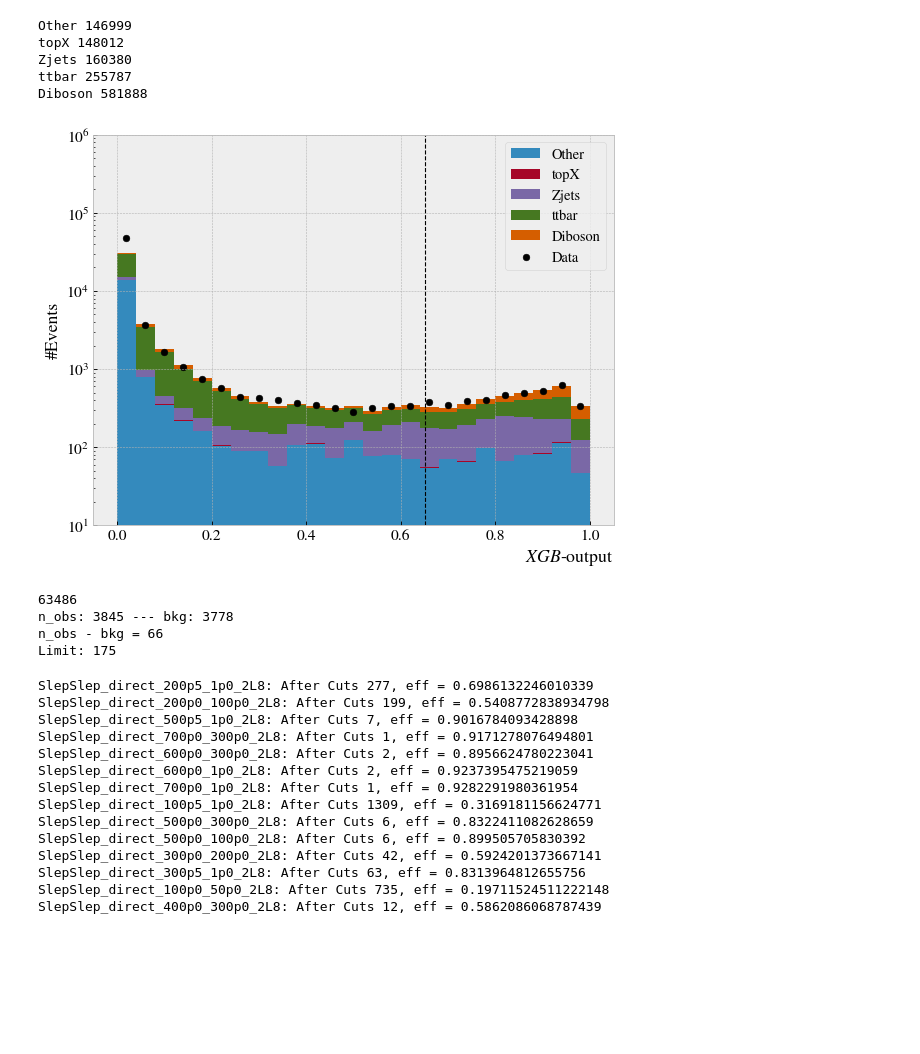
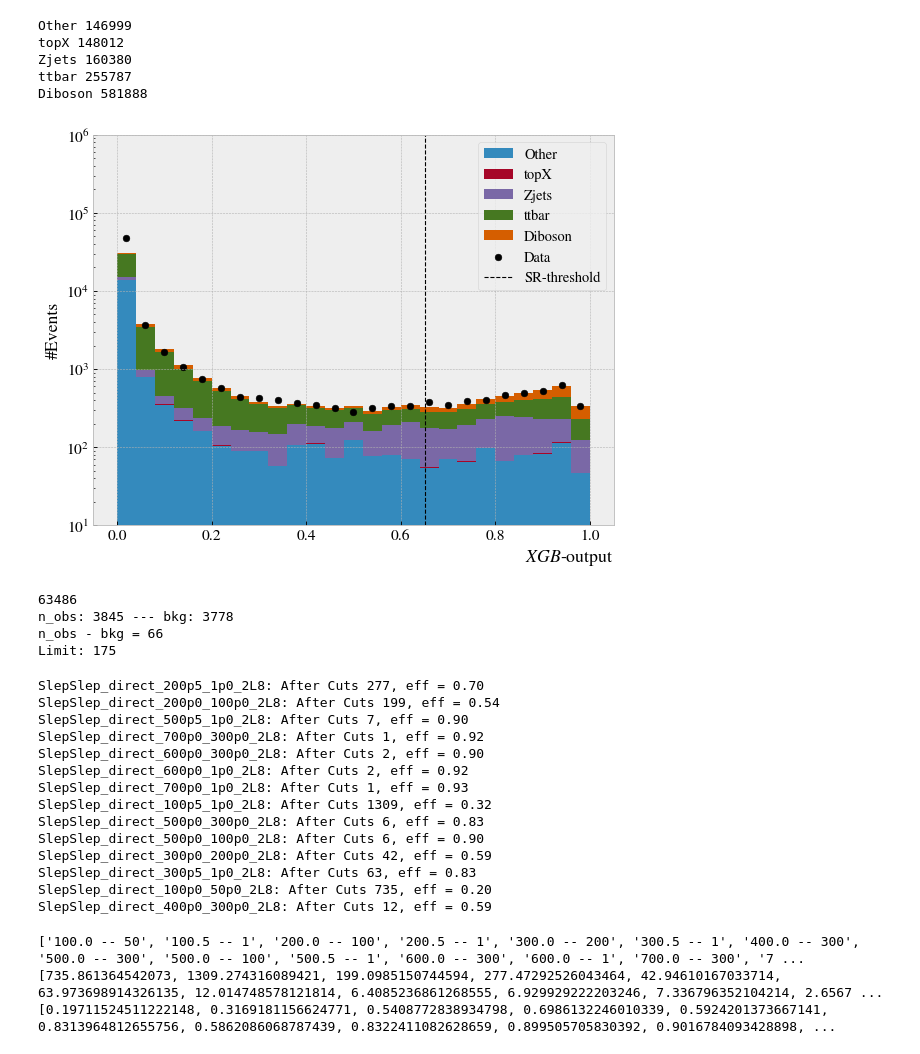
Before and after one commit to WilliamHirst/FYS5555, a Jupyter notebook: Proj3/new_notebooks/Histo.ipynb, the cells around one changed output. Drawn from its saved outputs; the diff is of its cells as text; code cells hidden in the pictures; blank space fills up the shorter version.

```diff
--- a/Proj3/new_notebooks/Histo.ipynb
+++ b/Proj3/new_notebooks/Histo.ipynb
@@ -226,19 +210,19 @@ threshold = 0.651032
 # %%
 fig = plt.figure(figsize = (7.4, 5.8), num=0, dpi=80, facecolor='w', edgecolor='k')
 ax = fig.add_subplot(1, 1, 1)
 plt.xlabel(r"$XGB$-output", fontsize=16, loc = "right")
 plt.ylabel("#Events", fontsize=16)
 plt.yscale("log")
 plt.ylim([1e1,1e6])
 plt.hist(df_output, weights = weights, bins = 25, range=(0,1), histtype = "barstacked", stacked = True, label = cats)
 plt.scatter(x, N, c = "black", label = "Data")
-plt.axvline(x=threshold, color="black", linestyle="--", linewidth = 1.0)
+plt.axvline(x=threshold, color="black", linestyle="--", linewidth = 1.0, label = "SR-threshold")
 plt.legend(fontsize=13)
 plt.tight_layout(pad=1.1, w_pad=0.7, h_pad=0.2)
 plt.savefig("figures/XGB_dist.pdf")
 plt.show()
 # %% [output]
-[figure, old version]
+[figure, new version]
 # %%
 ## Compare events in the signal region
 # %%
@@ -272,19 +256,40 @@ for i in range(len(SUSY_masses)):
     pred = xgb.predict_proba(X_mass)[:,1]
     SUSY_nr_events_AC[SUSY_masses[i]] = np.sum(weight_mass[np.array(pred>threshold)])
     effic[SUSY_masses[i]] = SUSY_nr_events_AC[SUSY_masses[i]]/SUSY_nr_events_BC[SUSY_masses[i]]
-    print(f"{SUSY_masses[i]}: After Cuts {int(SUSY_nr_events_AC[SUSY_masses[i]])}, eff = {effic[SUSY_masses[i]]}")
+    print(f"{SUSY_masses[i]}: After Cuts {int(SUSY_nr_events_AC[SUSY_masses[i]])}, eff = {effic[SUSY_masses[i]]:.2f}")
 # %% [output]
-SlepSlep_direct_200p5_1p0_2L8: After Cuts 277, eff = 0.6986132246010339
-SlepSlep_direct_200p0_100p0_2L8: After Cuts 199, eff = 0.5408772838934798
-SlepSlep_direct_500p5_1p0_2L8: After Cuts 7, eff = 0.9016784093428898
-SlepSlep_direct_700p0_300p0_2L8: After Cuts 1, eff = 0.9171278076494801
-SlepSlep_direct_600p0_300p0_2L8: After Cuts 2, eff = 0.8956624780223041
-SlepSlep_direct_600p0_1p0_2L8: After Cuts 2, eff = 0.9237395475219059
-SlepSlep_direct_700p0_1p0_2L8: After Cuts 1, eff = 0.9282291980361954
-SlepSlep_direct_100p5_1p0_2L8: After Cuts 1309, eff = 0.3169181156624771
-SlepSlep_direct_500p0_300p0_2L8: After Cuts 6, eff = 0.8322411082628659
-SlepSlep_direct_500p0_100p0_2L8: After Cuts 6, eff = 0.899505705830392
-SlepSlep_direct_300p0_200p0_2L8: After Cuts 42, eff = 0.5924201373667141
-SlepSlep_direct_300p5_1p0_2L8: After Cuts 63, eff = 0.8313964812655756
-SlepSlep_direct_100p0_50p0_2L8: After Cuts 735, eff = 0.19711524511222148
-SlepSlep_direct_400p0_300p0_2L8: After Cuts 12, eff = 0.5862086068787439
+SlepSlep_direct_200p5_1p0_2L8: After Cuts 277, eff = 0.70
+SlepSlep_direct_200p0_100p0_2L8: After Cuts 199, eff = 0.54
+SlepSlep_direct_500p5_1p0_2L8: After Cuts 7, eff = 0.90
+SlepSlep_direct_700p0_300p0_2L8: After Cuts 1, eff = 0.92
+SlepSlep_direct_600p0_300p0_2L8: After Cuts 2, eff = 0.90
+SlepSlep_direct_600p0_1p0_2L8: After Cuts 2, eff = 0.92
+SlepSlep_direct_700p0_1p0_2L8: After Cuts 1, eff = 0.93
+SlepSlep_direct_100p5_1p0_2L8: After Cuts 1309, eff = 0.32
+SlepSlep_direct_500p0_300p0_2L8: After Cuts 6, eff = 0.83
+SlepSlep_direct_500p0_100p0_2L8: After Cuts 6, eff = 0.90
+SlepSlep_direct_300p0_200p0_2L8: After Cuts 42, eff = 0.59
+SlepSlep_direct_300p5_1p0_2L8: After Cuts 63, eff = 0.83
+SlepSlep_direct_100p0_50p0_2L8: After Cuts 735, eff = 0.20
+SlepSlep_direct_400p0_300p0_2L8: After Cuts 12, eff = 0.59
+# %%
+M = []
+LM = []
+for i in range(len(SUSY_masses)):
+    string = SUSY_masses[i].split("_")
+    lm, nm = string[2].split("p")[0] + "." + string[2].split("p")[1]  , string[3].split("p")[0]
+    LM.append(float(lm))
+    #M.append("$m_{\tilde{l}}=$"+lm )
+    M.append(f"{lm} -- {nm}")
+
+sort_indx = sorted(range(len(LM)), key=lambda k: LM[k])
+
+M = [M[i] for i in sort_indx]
+events_l = list(SUSY_nr_events_AC.values())
+effic_l = list(effic.values())
+effic = [effic_l[i] for i in sort_indx]
+SUSY_nr_events_AC = [events_l[i] for i in sort_indx]
+# %% [output]
+['100.0 -- 50', '100.5 -- 1', '200.0 -- 100', '200.5 -- 1', '300.0 -- 200', '300.5 -- 1', '400.0 -- 300', '500.0 -- 300', '500.0 -- 100', '500.5 -- 1', '600.0 -- 300', '600.0 -- 1', '700.0 -- 300', '7 ...
+[735.861364542073, 1309.274316089421, 199.0985150744594, 277.47292526043464, 42.94610167033714, 63.973698914326135, 12.014748578121814, 6.4085236861268555, 6.929929222203246, 7.336796352104214, 2.6567 ...
+[0.19711524511222148, 0.3169181156624771, 0.5408772838934798, 0.6986132246010339, 0.5924201373667141, 0.8313964812655756, 0.5862086068787439, 0.8322411082628659, 0.899505705830392, 0.9016784093428898, ...
```
Also changed, not shown: parts of 2 cells of this notebook, 2 other files.
